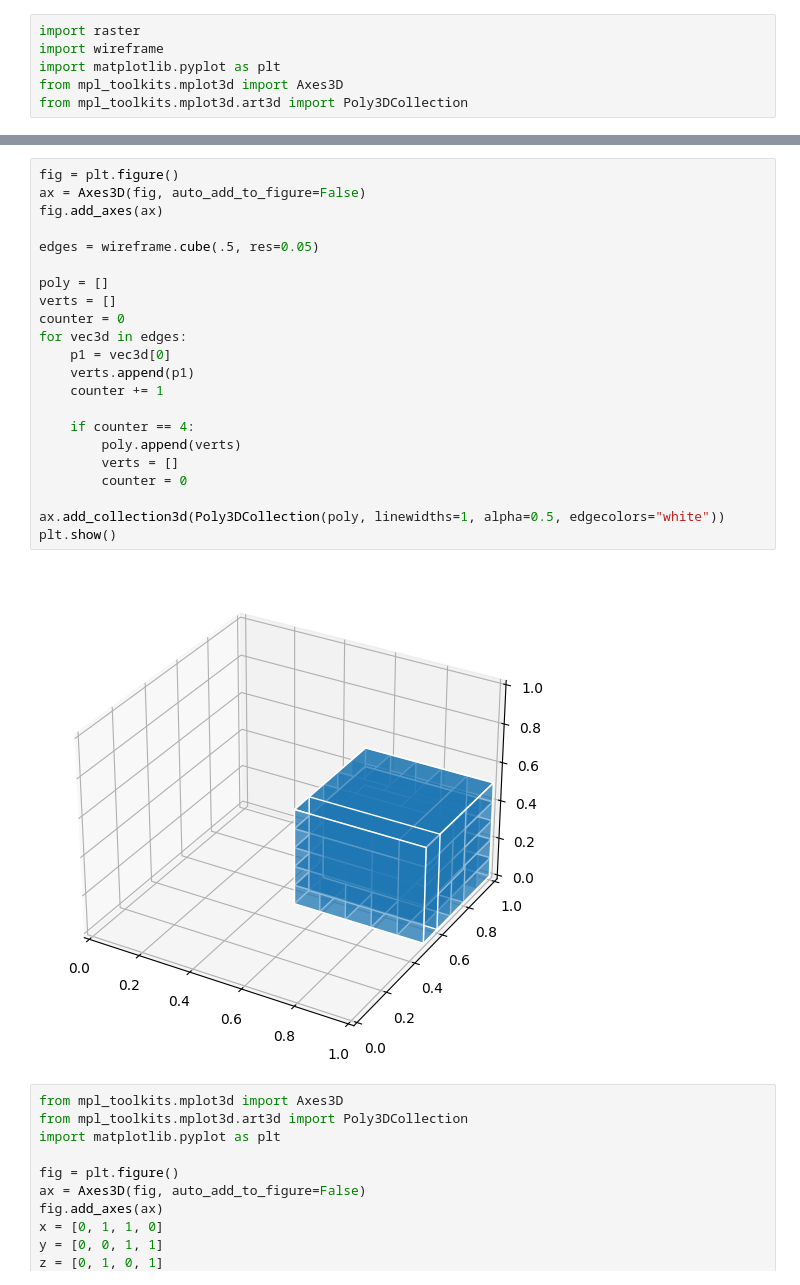
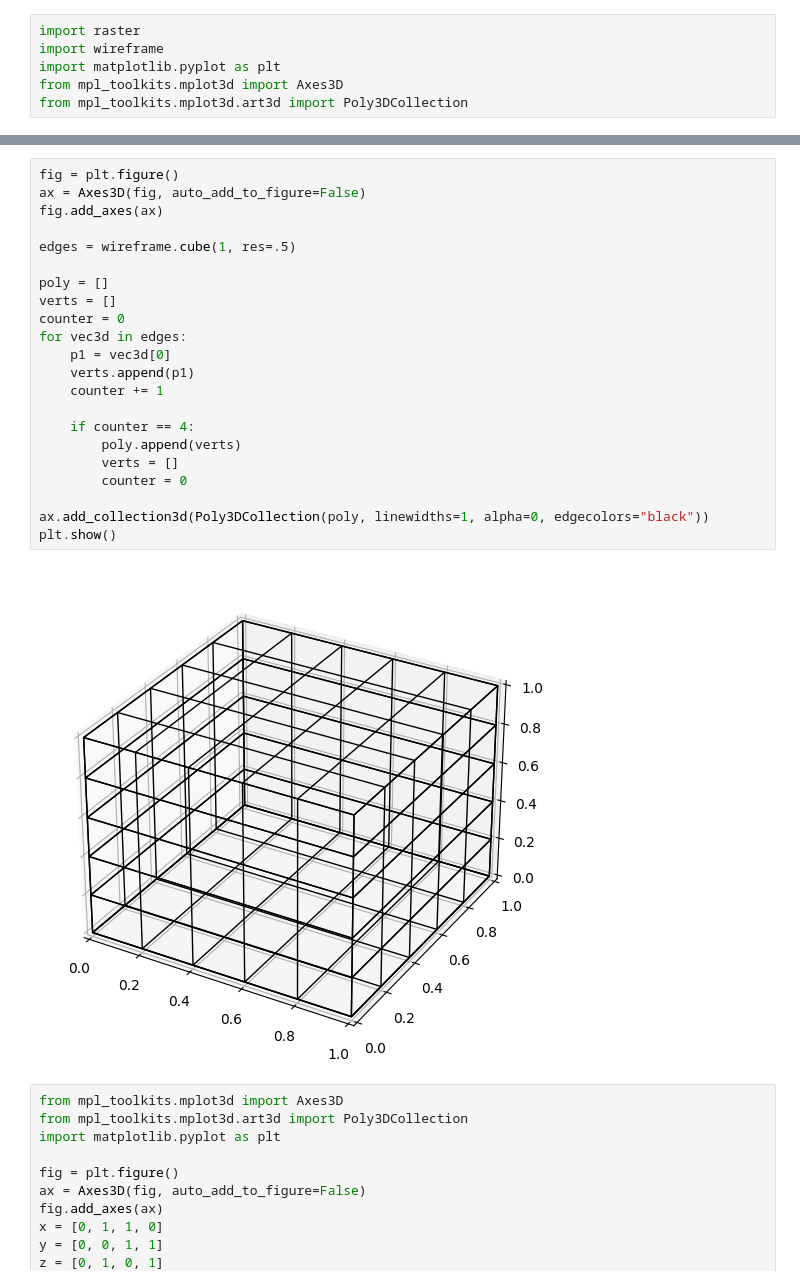
Before and after one commit to Beloin/PythonGraphicLibrary, a Jupyter notebook: wireframe_raster.ipynb, the cells around one changed output, grey strips where cells are left out. Drawn from its saved outputs; the diff is of its cells as text.

```diff
--- a/wireframe_raster.ipynb
+++ b/wireframe_raster.ipynb
@@ -23,27 +23,27 @@ plt.show()
 # %%
 fig = plt.figure()
 ax = Axes3D(fig, auto_add_to_figure=False)
 fig.add_axes(ax)
 
-edges = wireframe.cube(.5, res=0.05)
+edges = wireframe.cube(1, res=.5)
 
 poly = []
 verts = []
 counter = 0
 for vec3d in edges:
     p1 = vec3d[0]
     verts.append(p1)
     counter += 1
 
     if counter == 4:
         poly.append(verts)
         verts = []
         counter = 0
 
-ax.add_collection3d(Poly3DCollection(poly, linewidths=1, alpha=0.5, edgecolors="white"))
+ax.add_collection3d(Poly3DCollection(poly, linewidths=1, alpha=0, edgecolors="black"))
 plt.show()
 # %% [output]
-[figure, old version]
+[figure, new version]
 # %%
 from mpl_toolkits.mplot3d import Axes3D
 from mpl_toolkits.mplot3d.art3d import Poly3DCollection
```
Also changed, not shown: parts of 1 cell of this notebook, 1 other file.
